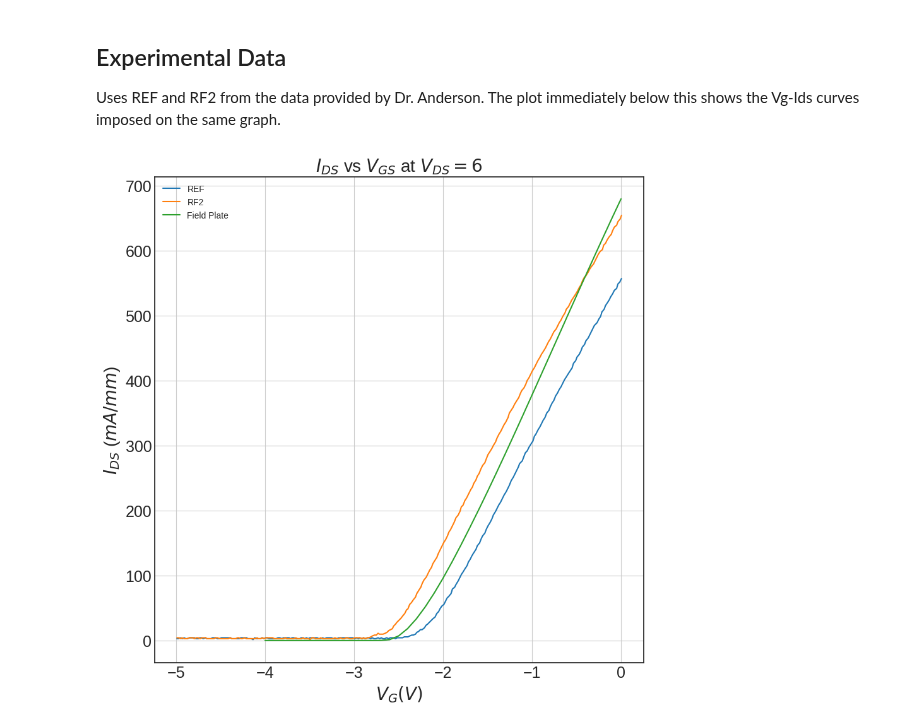
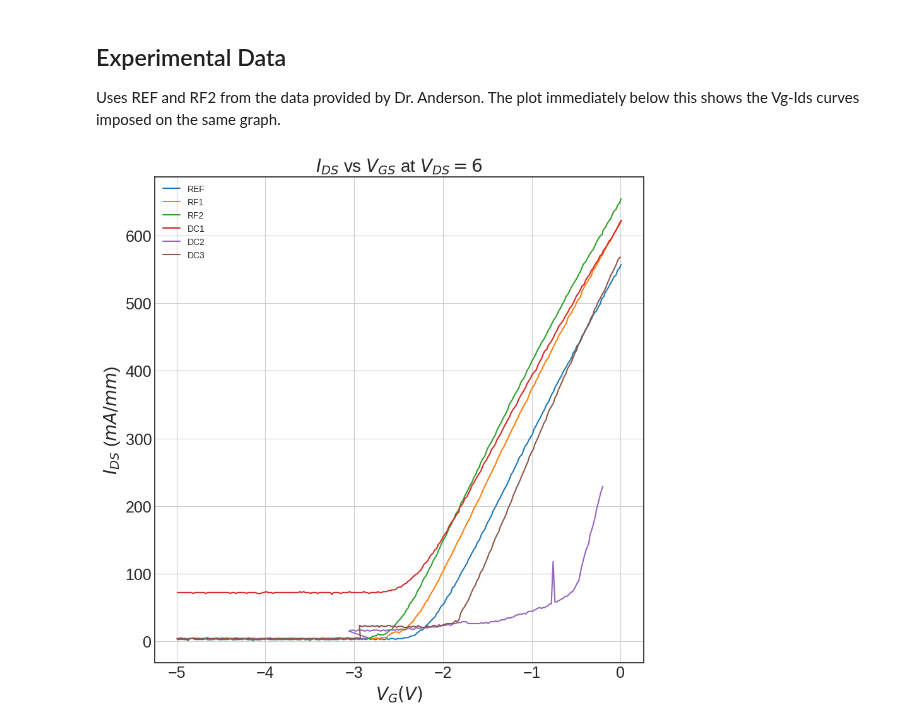
Before and after one commit to IanStafford/banjo-wombat, a Jupyter notebook: allNit/figures.ipynb, the cells around one changed output. Saved outputs shown, nothing was run; the diff lists cells and outputs as text; code cells hidden in the pictures.

```diff
--- a/allNit/figures.ipynb
+++ b/allNit/figures.ipynb
@@ -145,20 +144,30 @@ plt.show()
 Uses REF and RF2 from the data provided by Dr. Anderson. The plot immediately below this shows the Vg-Ids curves imposed on the same graph.
 # %%
 REF_Vgs, REF_Ids = flooxsRead("/home/staffian/banjo-wombat/allNit/experimentalREF.csv")
+RF1_Vgs, RF1_Ids = flooxsRead("/home/staffian/banjo-wombat/allNit/experimentalRF1.csv")
 RF2_Vgs, RF2_Ids = flooxsRead("/home/staffian/banjo-wombat/allNit/experimentalRF2.csv")
-plt.figure(figsize=[8,8]);
+DC1_Vgs, DC1_Ids = flooxsRead("/home/staffian/banjo-wombat/allNit/experimentalDC1.csv")
+DC2_Vgs, DC2_Ids = flooxsRead("/home/staffian/banjo-wombat/allNit/experimentalDC2.csv")
+DC3_Vgs, DC3_Ids = flooxsRead("/home/staffian/banjo-wombat/allNit/experimentalDC3.csv")
+#fieldplate_Vgs, fieldplate_Ids = flooxsRead("/home/staffian/banjo-wombat/allNit/fieldplate_Vt.csv")
+
+plt.figure(figsize=[10,10]);
 plt.plot(REF_Vgs, 1000*REF_Ids, label="REF");
+plt.plot(RF1_Vgs, 1000*RF1_Ids, label="RF1");
 plt.plot(RF2_Vgs, 1000*RF2_Ids, label="RF2");
-plt.plot(fieldplate_Vgs, 1000*fieldplate_Ids, label="Field Plate");
+plt.plot(DC1_Vgs, 1000*DC1_Ids, label="DC1");
+plt.plot(DC2_Vgs, 1000*DC2_Ids, label="DC2");
+plt.plot(DC3_Vgs, 1000*DC3_Ids, label="DC3");
+#plt.plot(fieldplate_Vgs, 1000*fieldplate_Ids, label="Field Plate");
 #plt.plot(fieldplate_ox_Vgs, 1000*fieldplate_ox_Ids, label="Field Plate with Oxide");
 plt.title("$I_{DS}$ vs $V_{GS}$ at $V_{DS}=6$", fontsize=20);
 plt.xlabel("$V_{G} (V)$", fontsize=20);
 plt.ylabel("$I_{DS}$ (${mA}/{mm}$)", fontsize=20);
 plt.xticks(fontsize = 18)
 plt.yticks(fontsize = 18)
 plt.grid(True);
 plt.legend();
 #plt.savefig("Vt.png", dpi=300, bbox_inches='tight')
 plt.show()
 # %% [output]
-[figure, old version]
+[figure, new version]
```
Also changed, not shown: parts of 6 cells of this notebook, 12 other files.
